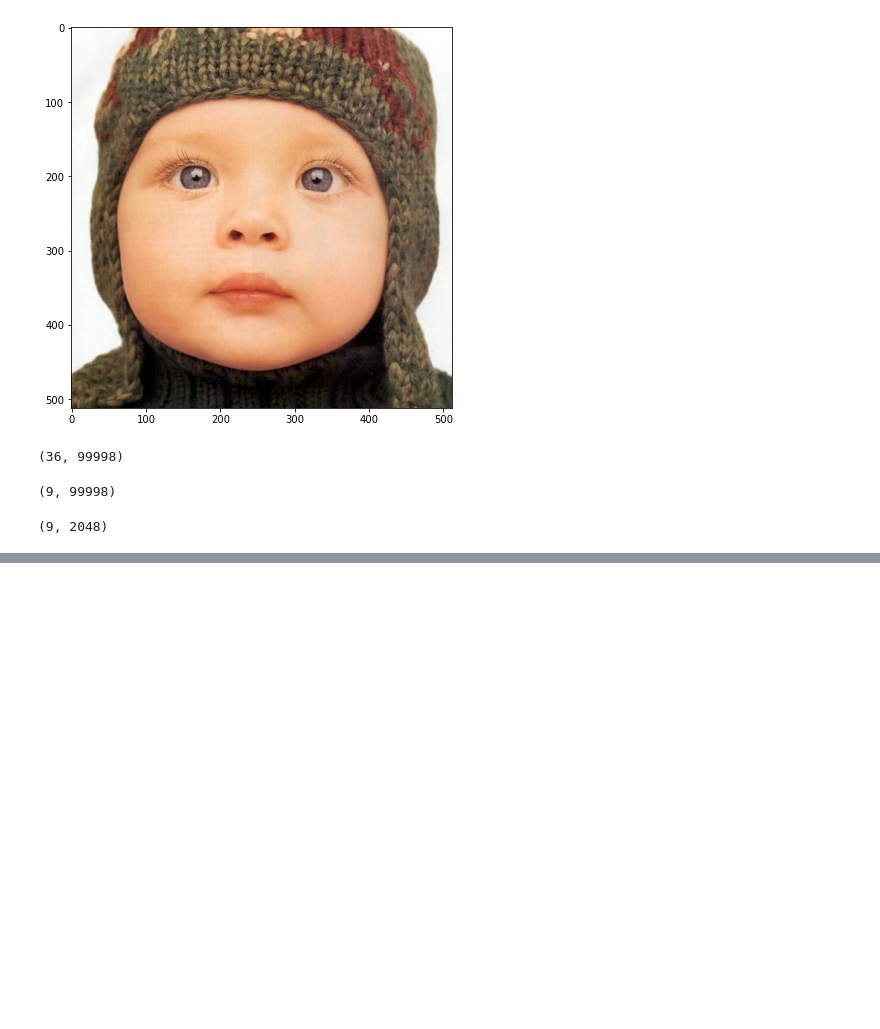
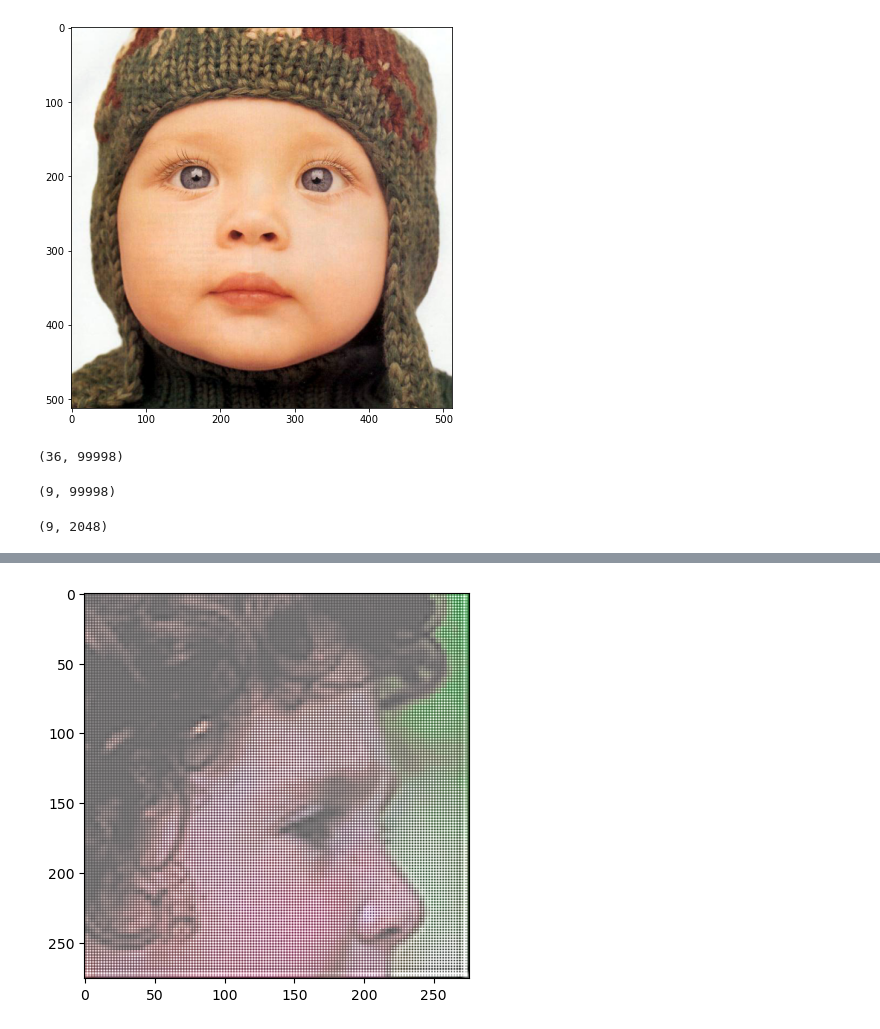
Before and after one commit to hanyao8/quantum-cv, a Jupyter notebook: ScSR/run_debug.ipynb, the cells around one changed output, grey strips where cells are left out. Cells and saved outputs as stored; diff of their text form; code cells hidden in the pictures; blank space fills up the shorter version.

```diff
--- a/ScSR/run_debug.ipynb
+++ b/ScSR/run_debug.ipynb
@@ -130,0 +161,16 @@ Dh.shape
+# %%
+#img_path = '/scratch_net/kringel/hchoong/github/quantum-cv/ScSR/data/results/exp_2022_10_08_15_07_49/2048_US3_L0.1_PS3_000005/2SR.png'
+img_path = '/scratch_net/kringel/hchoong/github/quantum-cv/ScSR/data/results/exp_2022_10_10_16_58_23/2048_US3_L0.1_PS3_000005/2SR.png'
+#img_path = '/scratch_net/kringel/hchoong/github/quantum-cv/ScSR/data/results/exp_2022_10_11_16_53_15/2048_US3_L0.1_PS3_000005/2SR.png'
+
+
+img = mpimg.imread(img_path)
+
+fig = plt.figure(figsize=(5,5))
+ax1 = fig.add_subplot(111)
+
+imgplot = ax1.imshow(img)
+
+plt.show()
+# %% [output]
+[figure, added]
```
Also changed, not shown: parts of 12 cells of this notebook, 5 other files.
